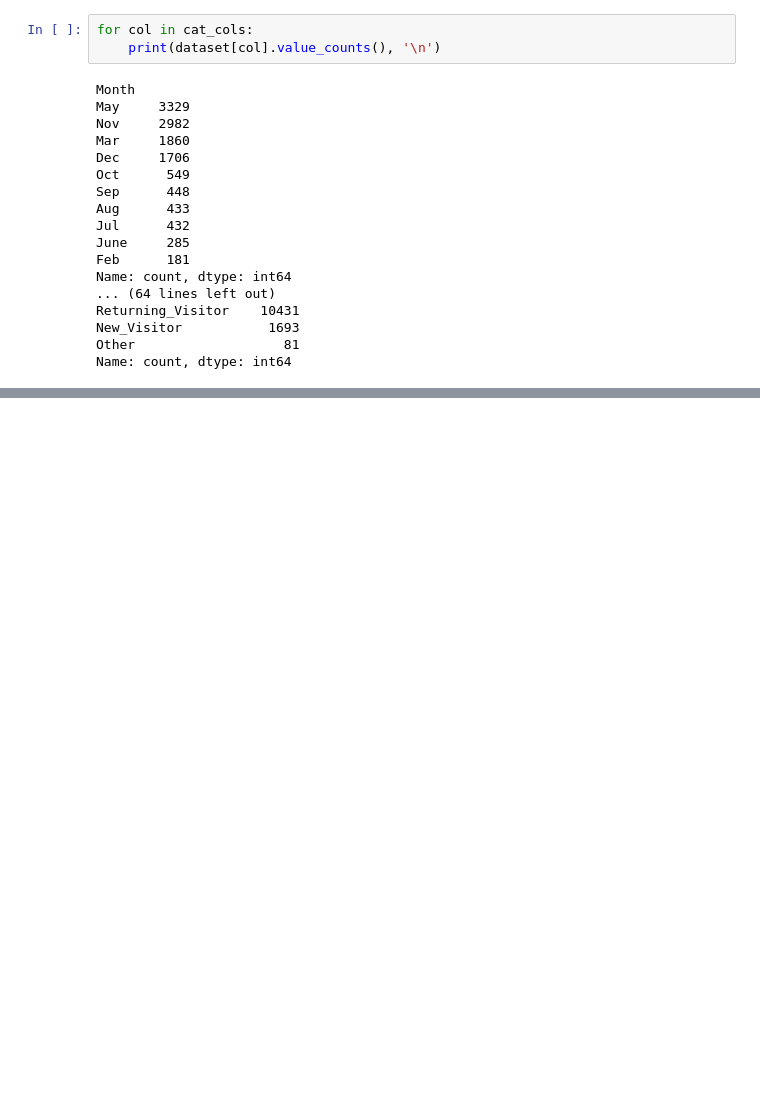
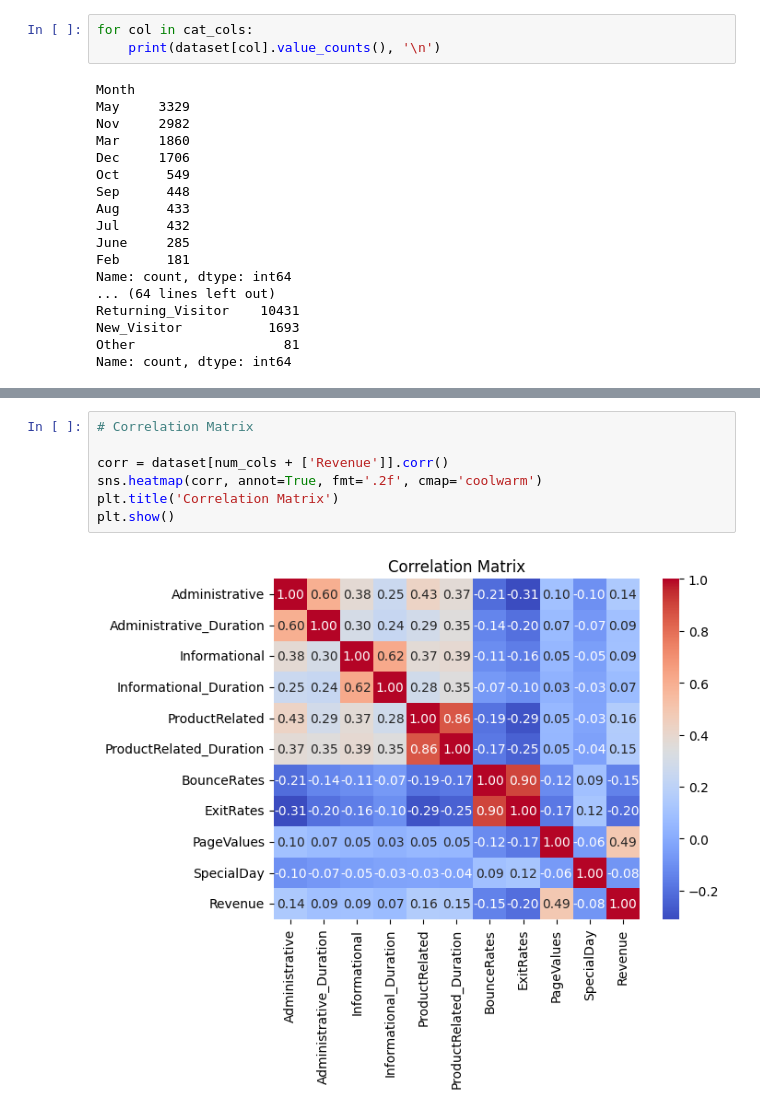
Before and after one commit to Ws995566/Prediction-Model-for-Analyzing-Users-Behaviour, a Jupyter notebook: Preprocessing.ipynb, the cells around one changed output, grey strips where cells are left out. Drawn from its saved outputs; the diff is of its cells as text; blank space fills up the shorter version.

```diff
--- a/Preprocessing.ipynb
+++ b/Preprocessing.ipynb
@@ -169,0 +186,9 @@ Name: count, dtype: int64
+# %%
+# Correlation Matrix
+
+corr = dataset[num_cols + ['Revenue']].corr()
+sns.heatmap(corr, annot=True, fmt='.2f', cmap='coolwarm')
+plt.title('Correlation Matrix')
+plt.show()
+# %% [output]
+[figure, added]
```
Also changed, not shown: parts of 4 cells of this notebook.
